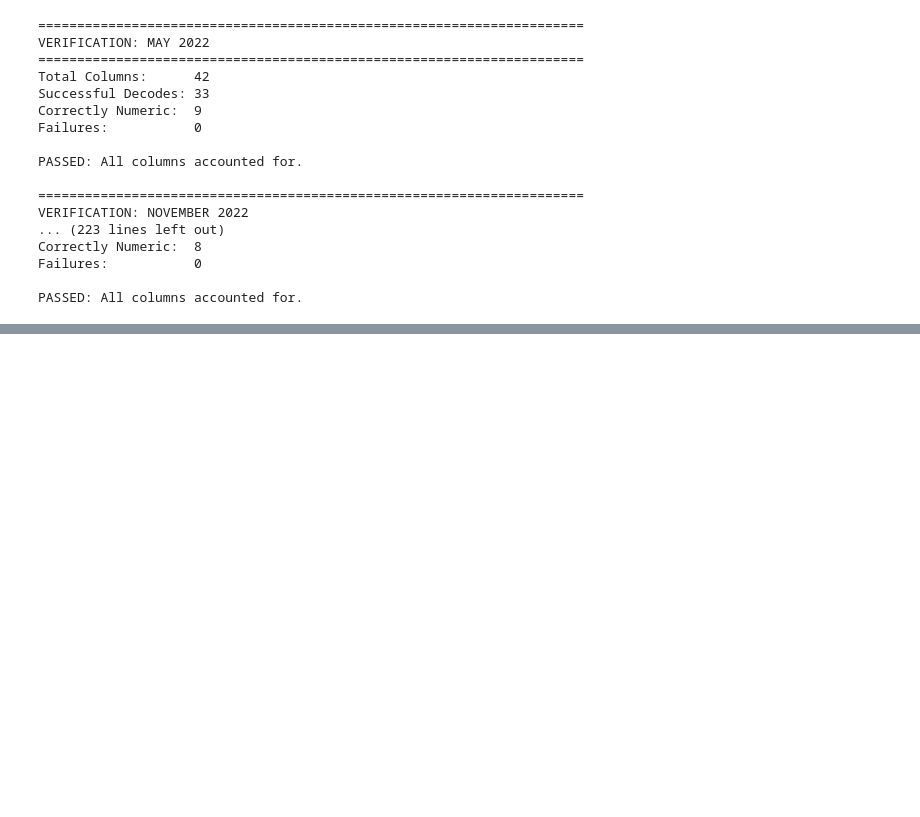
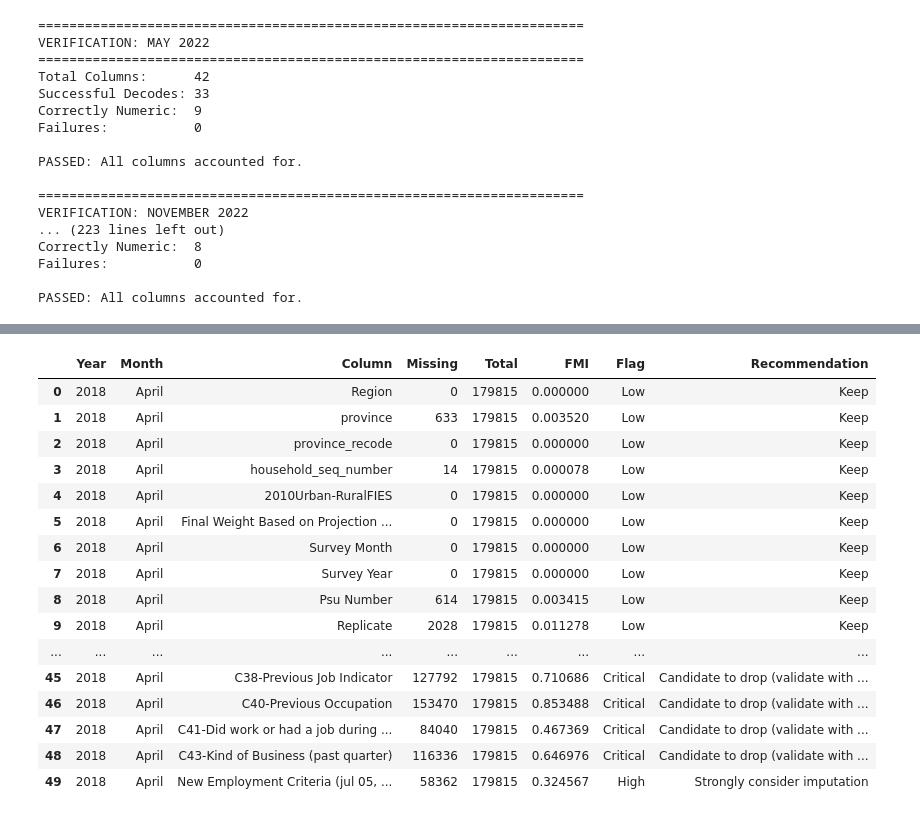
Before and after one commit to clemweb3/Preprocessing, a Jupyter notebook: Notebooks/Preprocessing.ipynb, the cells around one changed output, grey strips where cells are left out. Cells and saved outputs as stored; diff of their text form; code cells hidden in the pictures; blank space fills up the shorter version.

```diff
--- a/Notebooks/Preprocessing.ipynb
+++ b/Notebooks/Preprocessing.ipynb
@@ -2236,0 +2075,22 @@ PUFC07_GRADE                        6                      4             FAIL
+# %%
+apr_path = os.path.join(base_path, "Fully Decoded Surveys", "2018", "APRIL_2018.CSV")
+apr_2018_report = fmi_scan_csv(apr_path, "2018", "April", base_path)
+apr_2018_report.head(100)
+# %% [output]
+|  | Year | Month | Column | Missing | Total | FMI | Flag | Recommendation |
+| 0 | 2018 | April | Region | 0 | 179815 | 0.000000 | Low | Keep |
+| 1 | 2018 | April | province | 633 | 179815 | 0.003520 | Low | Keep |
+| 2 | 2018 | April | province_recode | 0 | 179815 | 0.000000 | Low | Keep |
+| 3 | 2018 | April | household_seq_number | 14 | 179815 | 0.000078 | Low | Keep |
+| 4 | 2018 | April | 2010Urban-RuralFIES | 0 | 179815 | 0.000000 | Low | Keep |
+| 5 | 2018 | April | Final Weight Based on Projection ... | 0 | 179815 | 0.000000 | Low | Keep |
+| 6 | 2018 | April | Survey Month | 0 | 179815 | 0.000000 | Low | Keep |
+| 7 | 2018 | April | Survey Year | 0 | 179815 | 0.000000 | Low | Keep |
+| 8 | 2018 | April | Psu Number | 614 | 179815 | 0.003415 | Low | Keep |
+| 9 | 2018 | April | Replicate | 2028 | 179815 | 0.011278 | Low | Keep |
+| ... | ... | ... | ... | ... | ... | ... | ... | ... |
+| 45 | 2018 | April | C38-Previous Job Indicator | 127792 | 179815 | 0.710686 | Critical | Candidate to drop (validate with ... |
+| 46 | 2018 | April | C40-Previous Occupation | 153470 | 179815 | 0.853488 | Critical | Candidate to drop (validate with ... |
+| 47 | 2018 | April | C41-Did work or had a job during ... | 84040 | 179815 | 0.467369 | Critical | Candidate to drop (validate with ... |
+| 48 | 2018 | April | C43-Kind of Business (past quarter) | 116336 | 179815 | 0.646976 | Critical | Candidate to drop (validate with ... |
+| 49 | 2018 | April | New Employment Criteria (jul 05, ... | 58362 | 179815 | 0.324567 | High | Strongly consider imputation |
```
Also changed, not shown: parts of 14 cells of this notebook.
